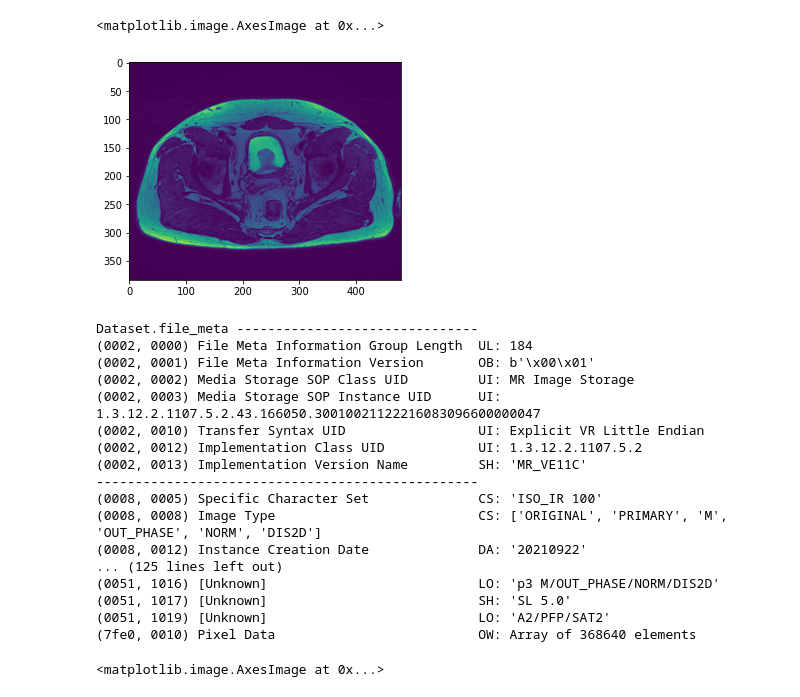
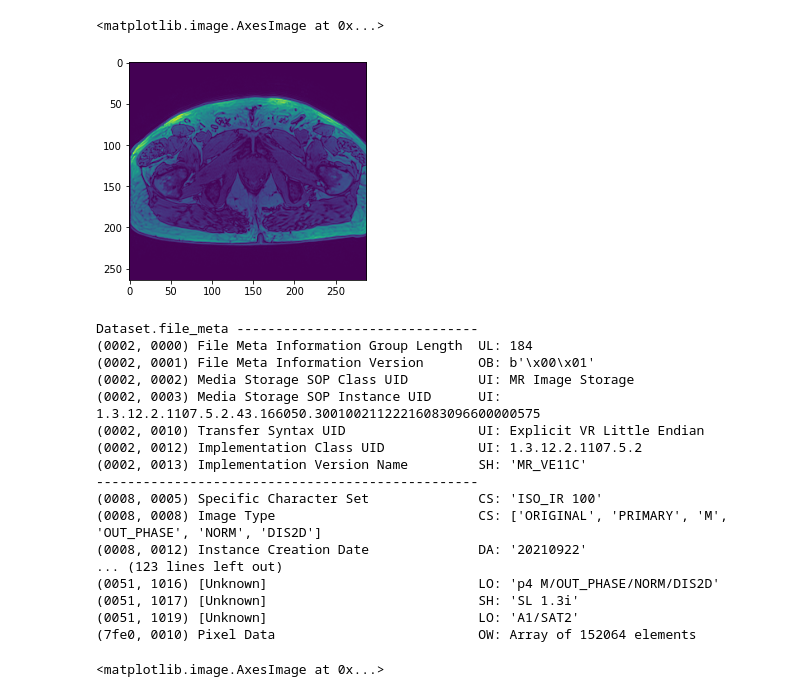
Before and after one commit to mpierangeli/PEFI-Prostate_Cancer_MRI, a Jupyter notebook: random/pruee.ipynb, the cells around one changed output. Saved outputs shown, nothing was run; the diff lists cells and outputs as text; code cells hidden in the pictures.

```diff
--- a/random/pruee.ipynb
+++ b/random/pruee.ipynb
@@ -11,14 +11,14 @@ from skimage.filters.rank import gradient
 from skimage.morphology import disk, erosion, diamond, opening, white_tophat, skeletonize
 from skimage.filters import threshold_otsu,threshold_minimum
 # %%
-filepath = "PROSTATA_1.MR.0002.0013.2021.12.22.13.14.21.169473.39486806.IMA"
+filepath = "../PROSTATA_1.MR.0015.0104.2021.12.22.13.14.21.169473.39541128.IMA"
 full_dicom = pydicom.dcmread(filepath)
 img = full_dicom.pixel_array
 img = (img/img.max())*255
 plt.imshow(img)
 # %% [output]
 <matplotlib.image.AxesImage at 0x...>
-[figure, old version]
+[figure, new version]
 # %%
 print(full_dicom)
 # %% [output]
@@ -26,7 +26,7 @@ Dataset.file_meta -------------------------------
 (0002, 0000) File Meta Information Group Length  UL: 184
 (0002, 0001) File Meta Information Version       OB: b'\x00\x01'
 (0002, 0002) Media Storage SOP Class UID         UI: MR Image Storage
-(0002, 0003) Media Storage SOP Instance UID      UI: 1.3.12.2.1107.5.2.43.166050.30010021122216083096600000047
+(0002, 0003) Media Storage SOP Instance UID      UI: 1.3.12.2.1107.5.2.43.166050.30010021122216083096600000575
 (0002, 0010) Transfer Syntax UID                 UI: Explicit VR Little Endian
 (0002, 0012) Implementation Class UID            UI: 1.3.12.2.1107.5.2
 (0002, 0013) Implementation Version Name         SH: 'MR_VE11C'
@@ -34,11 +34,11 @@ Dataset.file_meta -------------------------------
 (0008, 0005) Specific Character Set              CS: 'ISO_IR 100'
 (0008, 0008) Image Type                          CS: ['ORIGINAL', 'PRIMARY', 'M', 'OUT_PHASE', 'NORM', 'DIS2D']
 (0008, 0012) Instance Creation Date              DA: '20210922'
-... (125 lines left out)
-(0051, 1016) [Unknown]                           LO: 'p3 M/OUT_PHASE/NORM/DIS2D'
-(0051, 1017) [Unknown]                           SH: 'SL 5.0'
-(0051, 1019) [Unknown]                           LO: 'A2/PFP/SAT2'
-(7fe0, 0010) Pixel Data                          OW: Array of 368640 elements
+... (123 lines left out)
+(0051, 1016) [Unknown]                           LO: 'p4 M/OUT_PHASE/NORM/DIS2D'
+(0051, 1017) [Unknown]                           SH: 'SL 1.3i'
+(0051, 1019) [Unknown]                           LO: 'A1/SAT2'
+(7fe0, 0010) Pixel Data                          OW: Array of 152064 elements
 # %%
 #img = img.astype(int)
 #out = gradient(out, disk(1))
```
Also changed, not shown: parts of 7 cells of this notebook, 1 other file.
